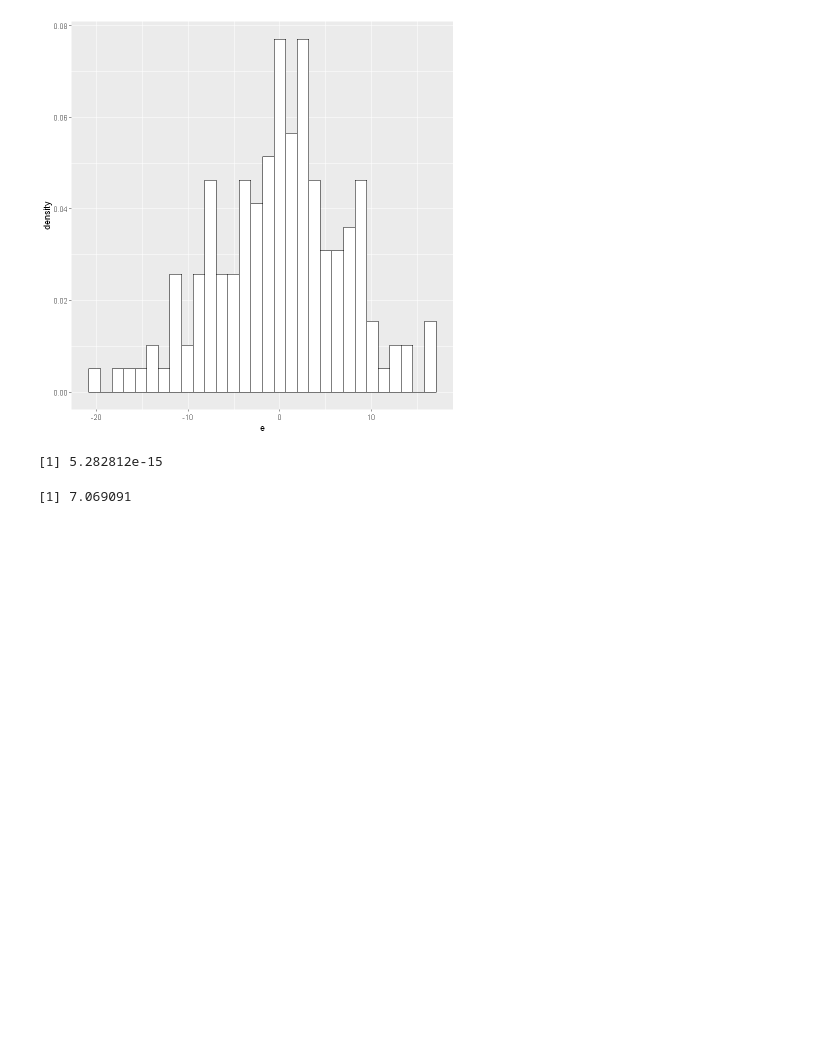
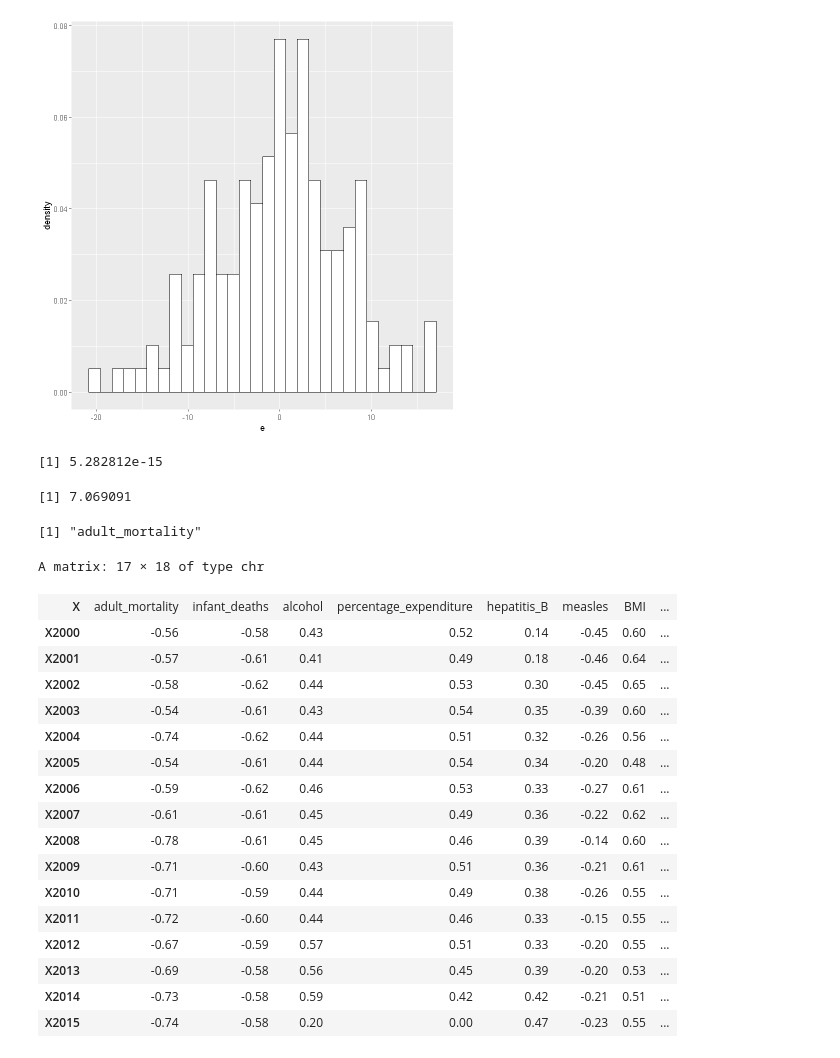
Before and after one commit to Szymex49/What_affects_life_expectancy-statistical_analysis, a Jupyter notebook: Wiktorowski.ipynb, the cells around one changed output. Saved outputs shown, nothing was run; the diff lists cells and outputs as text; code cells hidden in the pictures; blank space fills up the shorter version.

```diff
--- a/Wiktorowski.ipynb
+++ b/Wiktorowski.ipynb
@@ -239,3 +239,28 @@ sd(e)
 # %% [output]
 [1] 5.282812e-15
 [1] 7.069091
+# %%
+cor <- read.csv('data/correlations.csv')
+# %% [output]
+[1] "adult_mortality"
+# %%
+t(cor)
+# %% [output]
+A matrix: 17 × 18 of type chr
+| X | adult_mortality | infant_deaths | alcohol | percentage_expenditure | hepatitis_B | measles | BMI | ... |
+| X2000 | -0.56 | -0.58 | 0.43 | 0.52 | 0.14 | -0.45 | 0.60 | ... |
+| X2001 | -0.57 | -0.61 | 0.41 | 0.49 | 0.18 | -0.46 | 0.64 | ... |
+| X2002 | -0.58 | -0.62 | 0.44 | 0.53 | 0.30 | -0.45 | 0.65 | ... |
+| X2003 | -0.54 | -0.61 | 0.43 | 0.54 | 0.35 | -0.39 | 0.60 | ... |
+| X2004 | -0.74 | -0.62 | 0.44 | 0.51 | 0.32 | -0.26 | 0.56 | ... |
+| X2005 | -0.54 | -0.61 | 0.44 | 0.54 | 0.34 | -0.20 | 0.48 | ... |
+| X2006 | -0.59 | -0.62 | 0.46 | 0.53 | 0.33 | -0.27 | 0.61 | ... |
+| X2007 | -0.61 | -0.61 | 0.45 | 0.49 | 0.36 | -0.22 | 0.62 | ... |
+| X2008 | -0.78 | -0.61 | 0.45 | 0.46 | 0.39 | -0.14 | 0.60 | ... |
+| X2009 | -0.71 | -0.60 | 0.43 | 0.51 | 0.36 | -0.21 | 0.61 | ... |
+| X2010 | -0.71 | -0.59 | 0.44 | 0.49 | 0.38 | -0.26 | 0.55 | ... |
+| X2011 | -0.72 | -0.60 | 0.44 | 0.46 | 0.33 | -0.15 | 0.55 | ... |
+| X2012 | -0.67 | -0.59 | 0.57 | 0.51 | 0.33 | -0.20 | 0.55 | ... |
+| X2013 | -0.69 | -0.58 | 0.56 | 0.45 | 0.39 | -0.20 | 0.53 | ... |
+| X2014 | -0.73 | -0.58 | 0.59 | 0.42 | 0.42 | -0.21 | 0.51 | ... |
+| X2015 | -0.74 | -0.58 | 0.20 | 0.00 | 0.47 | -0.23 | 0.55 | ... |
```
Also changed, not shown: 1 other file.
